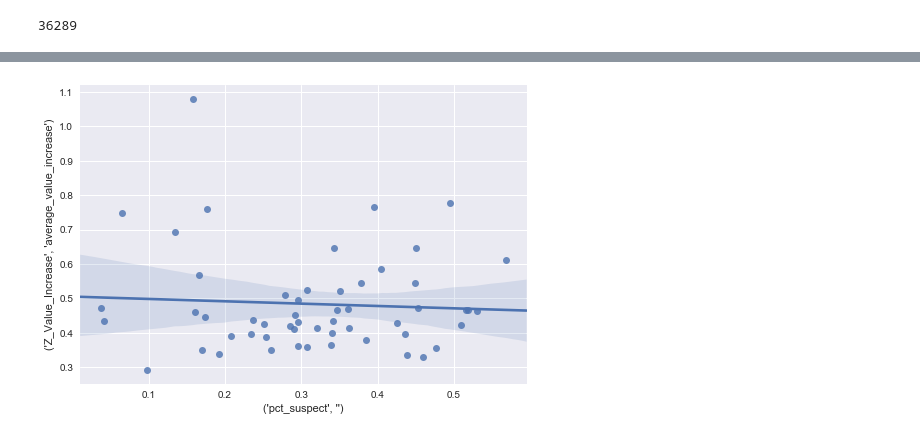
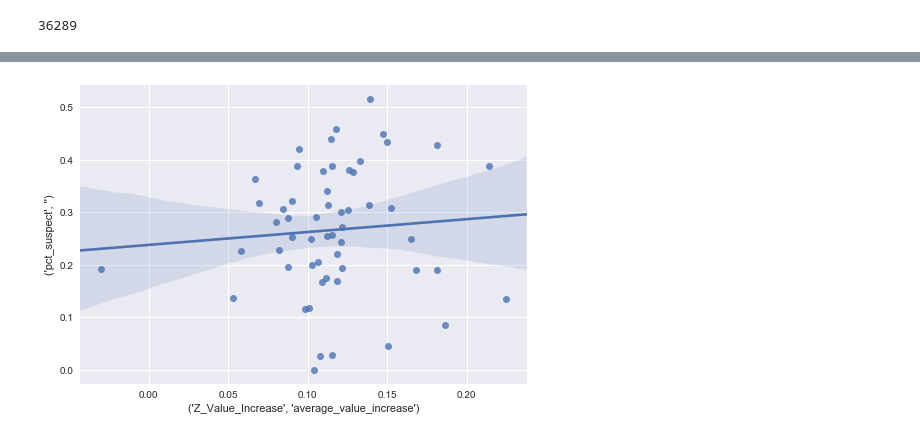
Before and after one commit to Jkremr/evictions-home-values, a Jupyter notebook: evictions-home-values.ipynb, the cells around one changed output, grey strips where cells are left out. Cells and saved outputs as stored; diff of their text form; code cells hidden in the pictures.

```diff
--- a/evictions-home-values.ipynb
+++ b/evictions-home-values.ipynb
@@ -29,7 +29,7 @@ len(df)
 36289
 # %%
 mindate = date(2007, 8, 15) # This is the minimum date for which we have home values from Zillow.
-lookbackperiod_mos = 60 # This is the number of lookback months to find change in home values prior to an eviction
+lookbackperiod_mos = 18 # This is the number of lookback months to find change in home values prior to an eviction
 df = df[df['File Date'] > (mindate + relativedelta(months=+lookbackperiod_mos)) ]
 len(df)
 # %% [output]
@@ -199,7 +210,6 @@ groupby_hood
 # %%
-ax = sns.regplot(x=groupby_hood[('pct_suspect', '')], y=groupby_hood[('Z_Value_Increase', 'average_value_increase')], data=groupby_hood)
-# ax.set_xticklabels(labels=groupby_hood['Neighborhoods - Analysis Boundaries'], rotation=90)
+ax = sns.regplot(y=groupby_hood[('pct_suspect', '')], x=groupby_hood[('Z_Value_Increase', 'average_value_increase')], data=groupby_hood)
 plt.show()
 # %% [output]
-[figure, old version]
+[figure, new version]
 # %%
```
Also changed, not shown: parts of 10 cells of this notebook.
